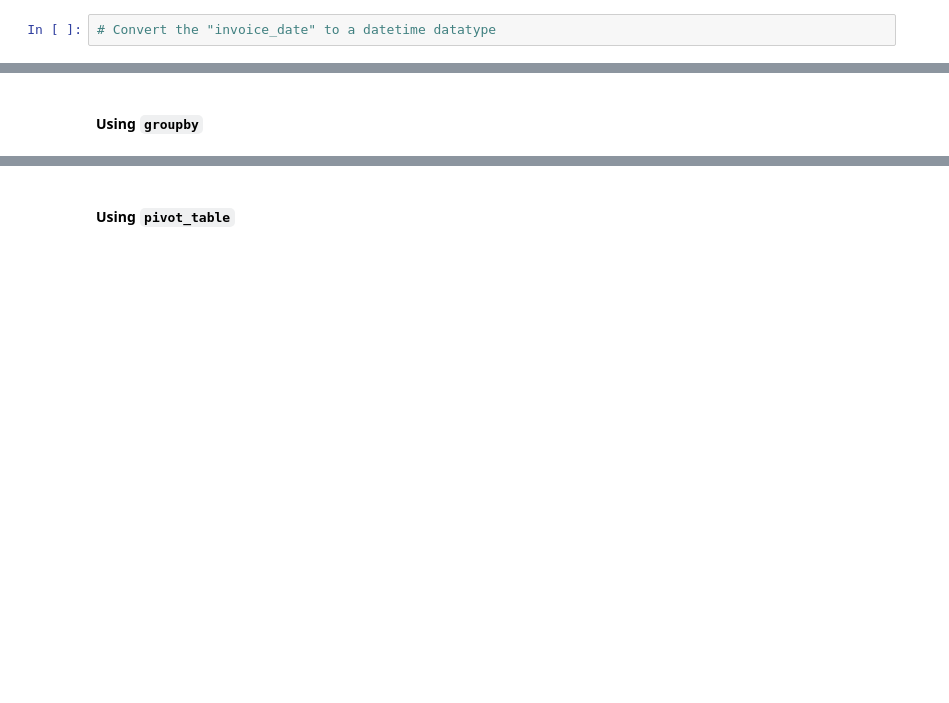
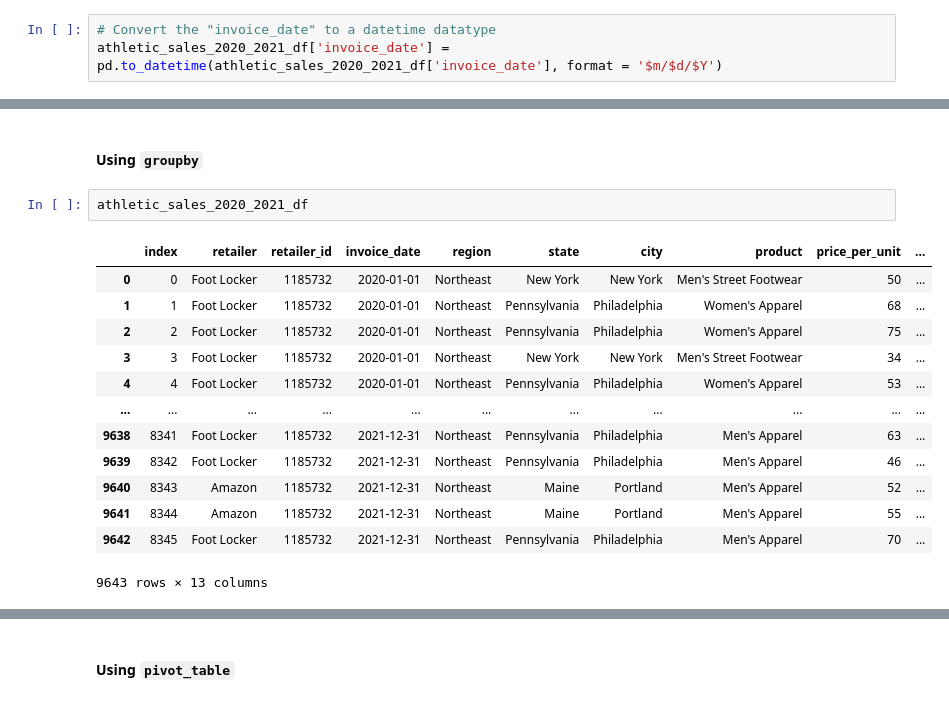
Before and after one commit to dannygallardo/athletic_sales_analysis, a Jupyter notebook: athletic_sales_analysis_starter_code.ipynb, the cells around one changed output, grey strips where cells are left out. Drawn from its saved outputs; the diff is of its cells as text; blank space fills up the shorter version.

```diff
--- a/athletic_sales_analysis_starter_code.ipynb
+++ b/athletic_sales_analysis_starter_code.ipynb
@@ -75,4 +140,5 @@ dtype: object
 # %%
 # Convert the "invoice_date" to a datetime datatype
+athletic_sales_2020_2021_df['invoice_date'] = pd.to_datetime(athletic_sales_2020_2021_df['invoice_date'], format = '$m/$d/$Y')
 # %%
 # Confirm that the "invoice_date" data type has been changed.
@@ -80,6 +162,22 @@ dtype: object
 ### 2. Determine which Region Sold the Most Products
 # %% [markdown]
 #### Using `groupby`
+# %%
+athletic_sales_2020_2021_df
+# %% [output]
+|  | index | retailer | retailer_id | invoice_date | region | state | city | product | price_per_unit | ... |
+| 0 | 0 | Foot Locker | 1185732 | 2020-01-01 | Northeast | New York | New York | Men's Street Footwear | 50 | ... |
+| 1 | 1 | Foot Locker | 1185732 | 2020-01-01 | Northeast | Pennsylvania | Philadelphia | Women's Apparel | 68 | ... |
+| 2 | 2 | Foot Locker | 1185732 | 2020-01-01 | Northeast | Pennsylvania | Philadelphia | Women's Apparel | 75 | ... |
+| 3 | 3 | Foot Locker | 1185732 | 2020-01-01 | Northeast | New York | New York | Men's Street Footwear | 34 | ... |
+| 4 | 4 | Foot Locker | 1185732 | 2020-01-01 | Northeast | Pennsylvania | Philadelphia | Women's Apparel | 53 | ... |
+| ... | ... | ... | ... | ... | ... | ... | ... | ... | ... | ... |
+| 9638 | 8341 | Foot Locker | 1185732 | 2021-12-31 | Northeast | Pennsylvania | Philadelphia | Men's Apparel | 63 | ... |
+| 9639 | 8342 | Foot Locker | 1185732 | 2021-12-31 | Northeast | Pennsylvania | Philadelphia | Men's Apparel | 46 | ... |
+| 9640 | 8343 | Amazon | 1185732 | 2021-12-31 | Northeast | Maine | Portland | Men's Apparel | 52 | ... |
+| 9641 | 8344 | Amazon | 1185732 | 2021-12-31 | Northeast | Maine | Portland | Men's Apparel | 55 | ... |
+| 9642 | 8345 | Foot Locker | 1185732 | 2021-12-31 | Northeast | Pennsylvania | Philadelphia | Men's Apparel | 70 | ... |
+9643 rows × 13 columns
 # %%
 # Show the number products sold for region, state, and city.
 # Rename the sum to "Total_Products_Sold".
```
Also changed, not shown: parts of 6 cells of this notebook.
